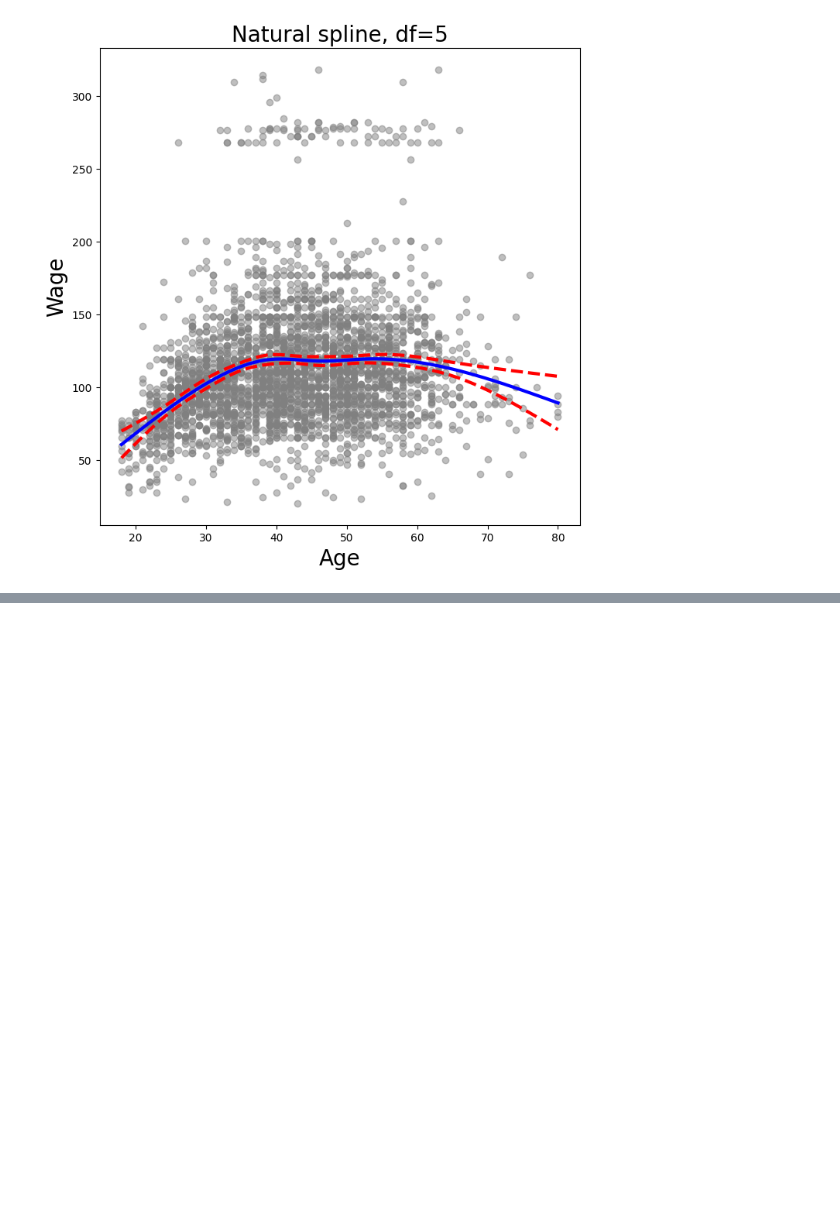
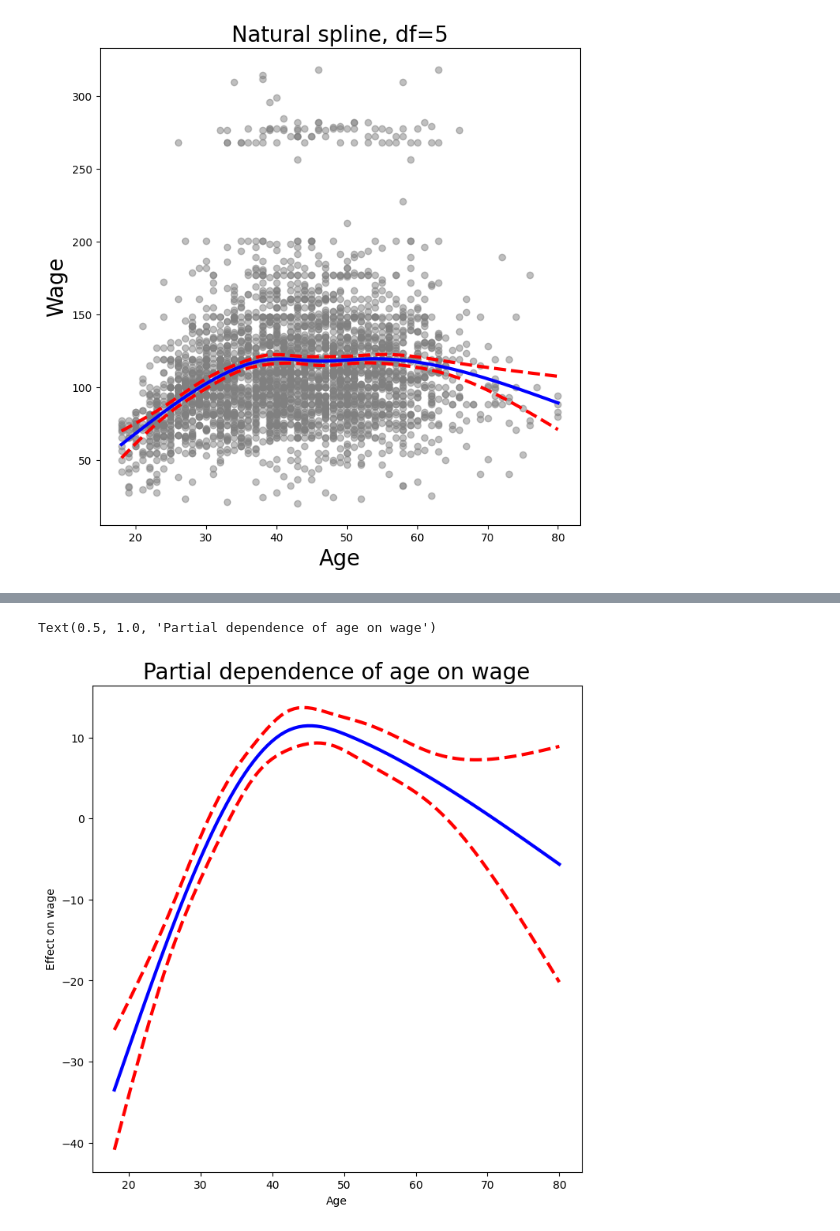
Before and after one commit to QuanPham19/statistical-modeling, a Jupyter notebook: 7-1-non-linear.ipynb, the cells around one changed output, grey strips where cells are left out. Cells and saved outputs as stored; diff of their text form; code cells hidden in the pictures; blank space fills up the shorter version.

```diff
--- a/7-1-non-linear.ipynb
+++ b/7-1-non-linear.ipynb
@@ -205,0 +269,31 @@ plot_wage_fit(age_df,
+# %%
+ns_age = NaturalSpline(df=4).fit(age)
+ns_year = NaturalSpline(df=5).fit(Wage['year'])
+Xs = [ns_age.transform(age),
+      ns_year.transform(Wage['year']),
+      pd.get_dummies(Wage['education']).values]
+X_bh = np.hstack(Xs)
+gam_bh = sm.OLS(y, X_bh).fit()
+
+age_grid = np.linspace(age.min(),
+                       age.max(),
+                       100)
+X_age_bh = X_bh.copy()[:100]
+X_age_bh[:] = X_bh[:].mean(0)[None,:]
+X_age_bh[:,:4] = ns_age.transform(age_grid)
+preds = gam_bh.get_prediction(X_age_bh)
+bounds_age = preds.conf_int(alpha=0.05)
+partial_age = preds.predicted_mean
+center = partial_age.mean()
+partial_age -= center
+bounds_age -= center
+fig, ax = plt.subplots(figsize=(8,8))
+ax.plot(age_grid, partial_age, 'b', linewidth=3)
+ax.plot(age_grid, bounds_age[:,0], 'r--', linewidth=3)
+ax.plot(age_grid, bounds_age[:,1], 'r--', linewidth=3)
+ax.set_xlabel('Age')
+ax.set_ylabel('Effect on wage')
+ax.set_title('Partial dependence of age on wage', fontsize=20)
+# %% [output]
+Text(0.5, 1.0, 'Partial dependence of age on wage')
+[figure, added]
```
Also changed, not shown: parts of 22 cells of this notebook.
